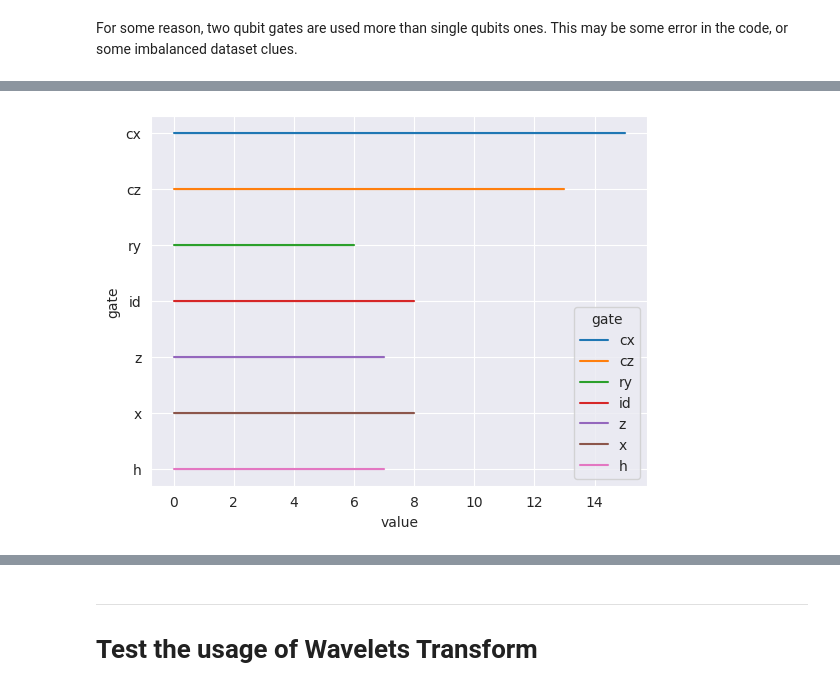
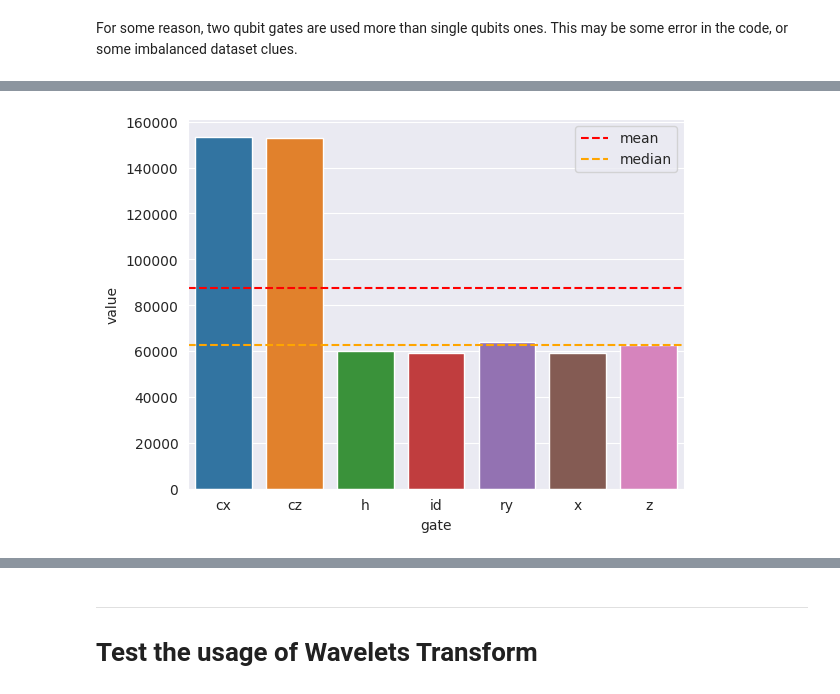
Before and after one commit to Dpbm/qcop, a Jupyter notebook: notebooks/data-analysis.ipynb, the cells around one changed output, grey strips where cells are left out. Saved outputs shown, nothing was run; the diff lists cells and outputs as text; code cells hidden in the pictures.

```diff
--- a/notebooks/data-analysis.ipynb
+++ b/notebooks/data-analysis.ipynb
@@ -118,6 +131,21 @@ For some reason, two qubit gates are used more than single qubits ones. This may
+# %%
+def gates_distribution(df:pd.DataFrame):
+    gate_data = df['amount_gates'].apply(json.loads)
+    gates_json = pd.json_normalize(gate_data).fillna(0)
+    dataset = gates_json.melt(var_name="gate", value_name="value")\
+                        .groupby("gate")["value"].sum().reset_index()
+
+    sns.barplot(data=dataset, y="value",x="gate",hue="gate")
+
+    median = dataset.value.median()
+    mean = dataset.value.mean()
+
+    plt.axhline(y=mean, color='red', linestyle='--', linewidth=1.5, label="mean")
+    plt.axhline(y=median, color='orange', linestyle='--', linewidth=1.5, label="median")
+
+    plt.legend()
+    plt.show()
 # %%
-melted_dataset = gates_json.melt(var_name="gate", value_name="value")
-sns.lineplot(data=melted_dataset, x="value",y="gate",hue="gate")
-plt.show()
+gates_distribution(df)
 # %% [output]
-[figure, old version]
+[figure, new version]
```
Also changed, not shown: parts of 26 cells of this notebook, 3 other files.
